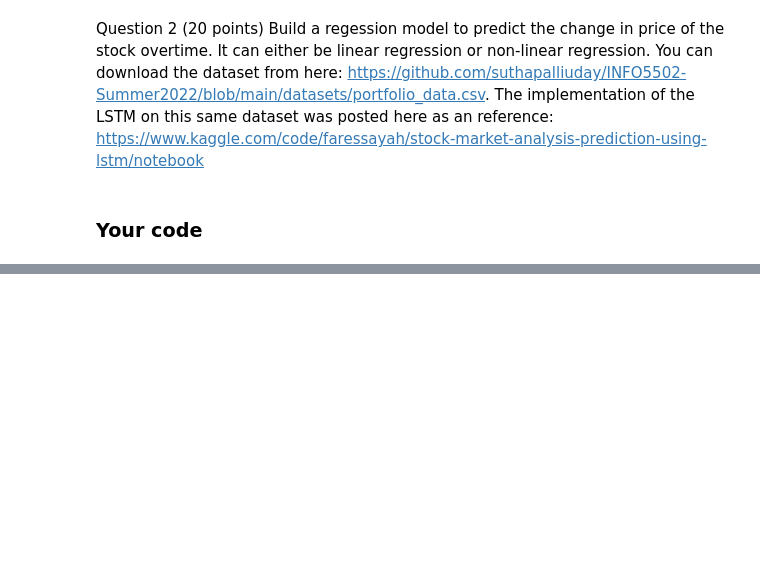
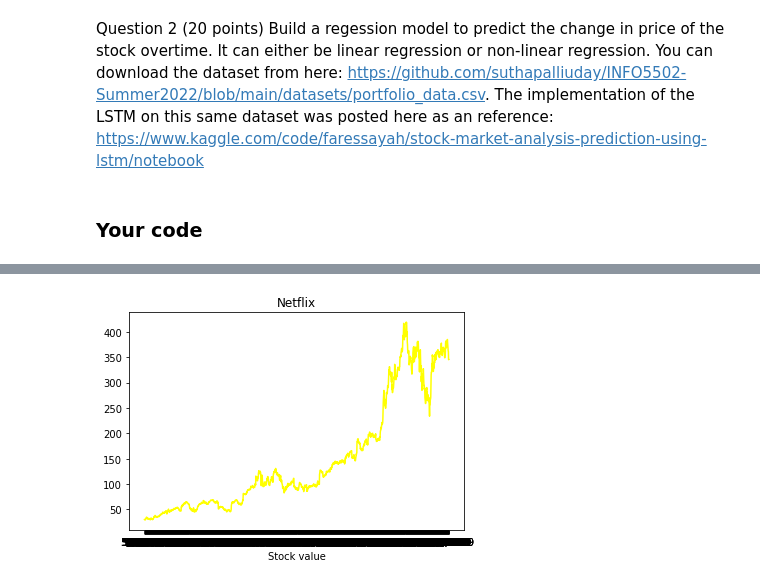
Before and after one commit to Revanthch/INFO-5502, a Jupyter notebook: lab_assignment_06.ipynb, the cells around one changed output, grey strips where cells are left out. Saved outputs shown, nothing was run; the diff lists cells and outputs as text; code cells hidden in the pictures; blank space fills up the shorter version.

```diff
--- a/lab_assignment_06.ipynb
+++ b/lab_assignment_06.ipynb
@@ -278,0 +317,4 @@ print(final_data.head(5))
+# %%
+plot_graph("NFLX","yellow","Netflix")
+# %% [output]
+[figure, added]
```
Also changed, not shown: parts of 12 cells of this notebook.
